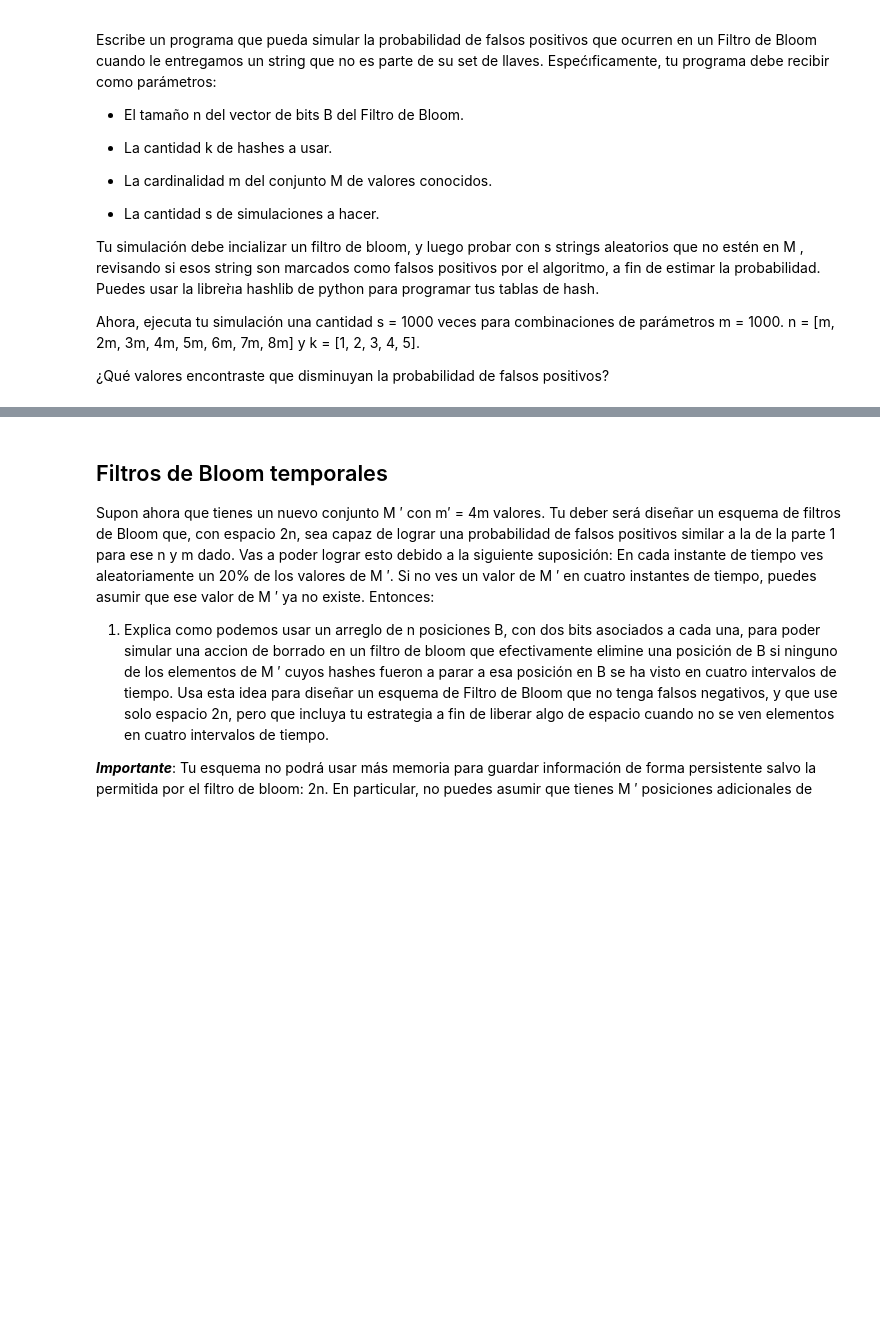
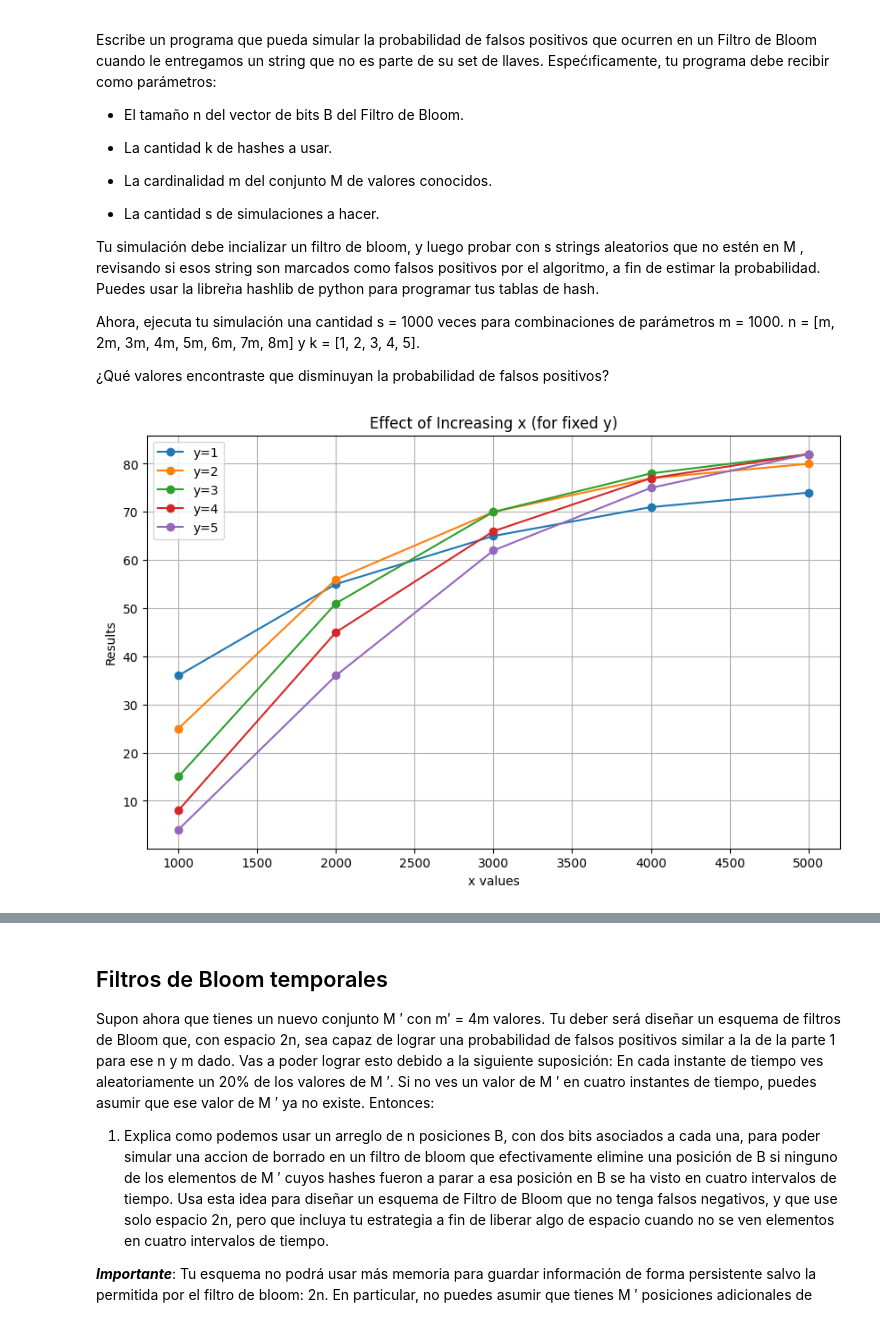
Before and after one commit to Fernanda-Bley/IIC2440, a Jupyter notebook: Actividad2/desarrollo-actividad-2.ipynb, the cells around one changed output, grey strips where cells are left out. Drawn from its saved outputs; the diff is of its cells as text; code cells hidden in the pictures; blank space fills up the shorter version.

Commit message:
Filtro de Bloom Parte 1

```diff
--- a/Actividad2/desarrollo-actividad-2.ipynb
+++ b/Actividad2/desarrollo-actividad-2.ipynb
@@ -22,0 +72,8 @@ n = [m, 2m, 3m, 4m, 5m, 6m, 7m, 8m] y k = [1, 2, 3, 4, 5].
+# %%
+# Valores que se pueden cambiar
+m = 1000
+s = 25
+
+# Pruebas de Bloom que vamos a hacer
+bits = [m*(x + 1) for x in range(5)]
+num_func_hash = [x + 1 for x in range(5)]
@@ -22,0 +101,32 @@ n = [m, 2m, 3m, 4m, 5m, 6m, 7m, 8m] y k = [1, 2, 3, 4, 5].
+# %%
+mean_results = {}
+cumulative_sums = {}
+counts = {}
+
+for trial, percentages in trials.items():
+    for key, value in percentages.items():
+        if key not in cumulative_sums:
+            cumulative_sums[key] = 0
+            counts[key] = 0
+
+        cumulative_sums[key] += value
+        counts[key] += 1
+
+for key in cumulative_sums:
+    mean_results[key] = int(cumulative_sums[key] / counts[key])
+# %%
+x_values = sorted(set(key[0] for key in mean_results.keys()))
+y_values = sorted(set(key[1] for key in mean_results.keys()))
+results = np.array([[mean_results.get((x, y), 0) for y in y_values] for x in x_values])
+# %%
+plt.figure(figsize=(10, 6))
+for y in y_values:
+    plt.plot(x_values, results[:, y-1], marker='o', label=f'y={y}')
+plt.title('Effect of Increasing x (for fixed y)')
+plt.xlabel('x values')
+plt.ylabel('Results')
+plt.legend()
+plt.grid()
+plt.show()
+# %% [output]
+[figure, added]
```
Also changed, not shown: parts of 5 cells of this notebook.
